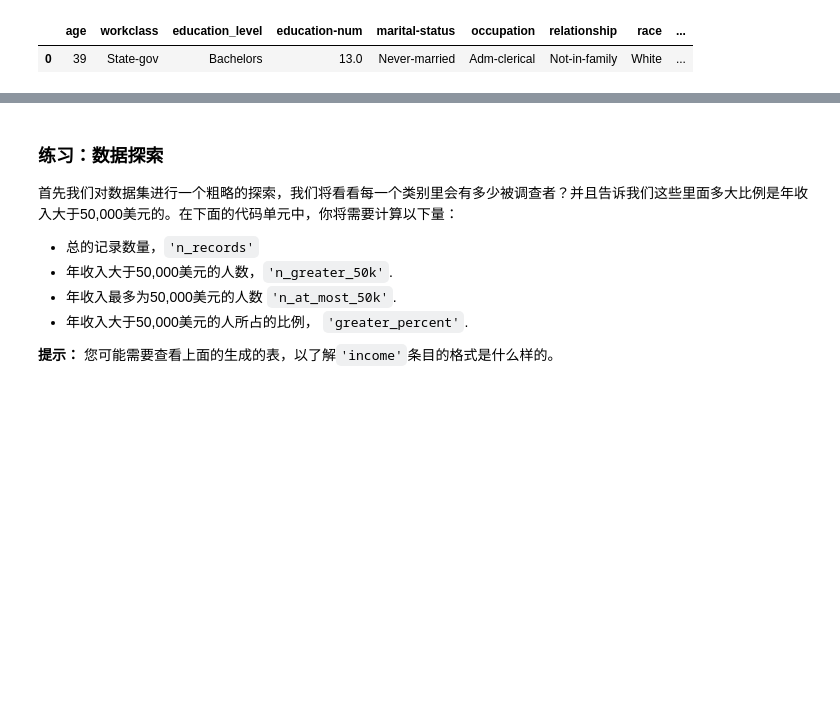
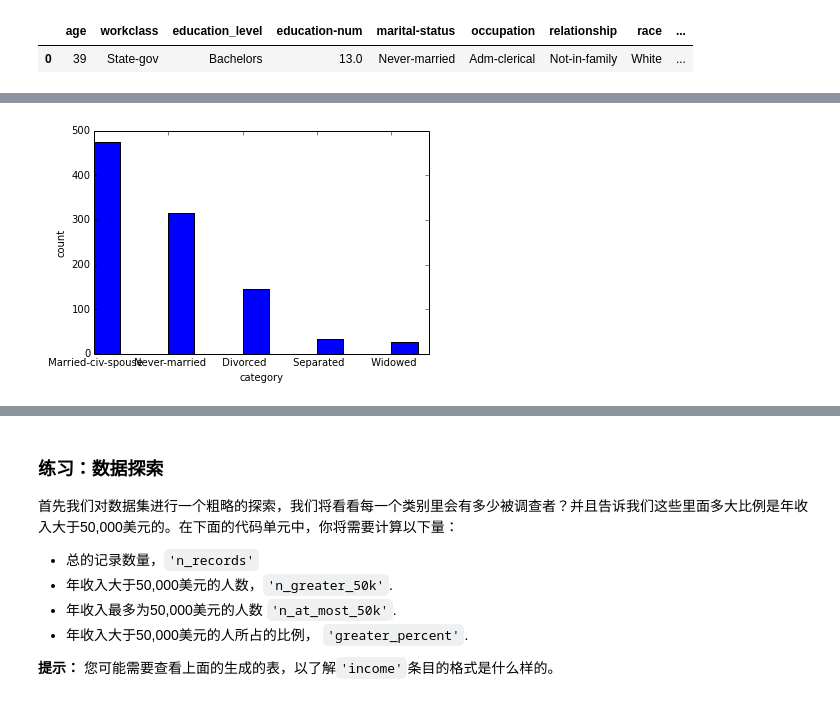
Before and after one commit to mshijie/finding_donors, a Jupyter notebook: finding_donors.ipynb, the cells around one changed output, grey strips where cells are left out. Cells and saved outputs as stored; diff of their text form; code cells hidden in the pictures; blank space fills up the shorter version.

```diff
--- a/finding_donors.ipynb
+++ b/finding_donors.ipynb
@@ -40,0 +73,4 @@ display(data.head(n=1))
+# %%
+bar('marital-status')
+# %% [output]
+[figure, added]
```
Also changed, not shown: parts of 22 cells of this notebook, 1 other file.
